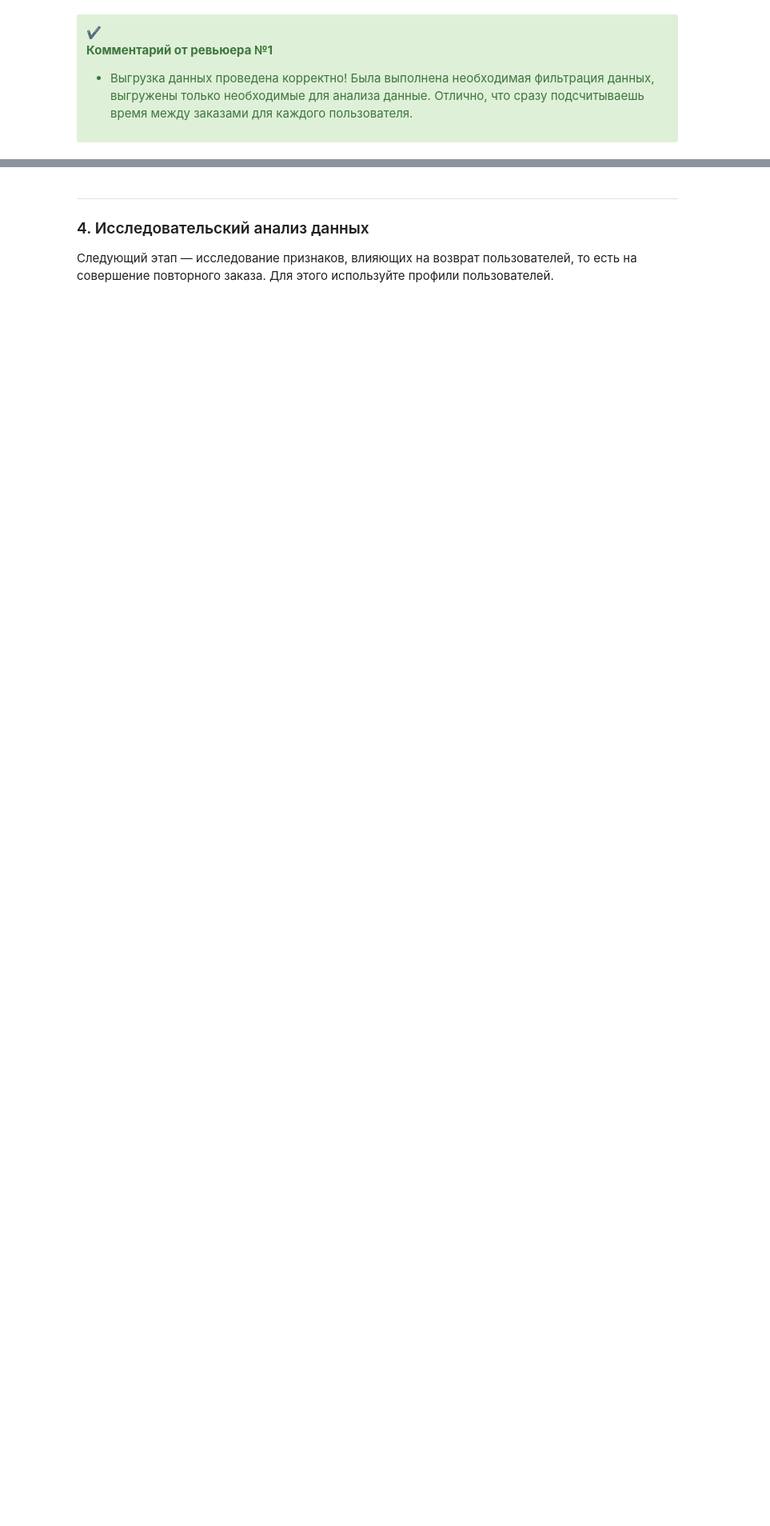
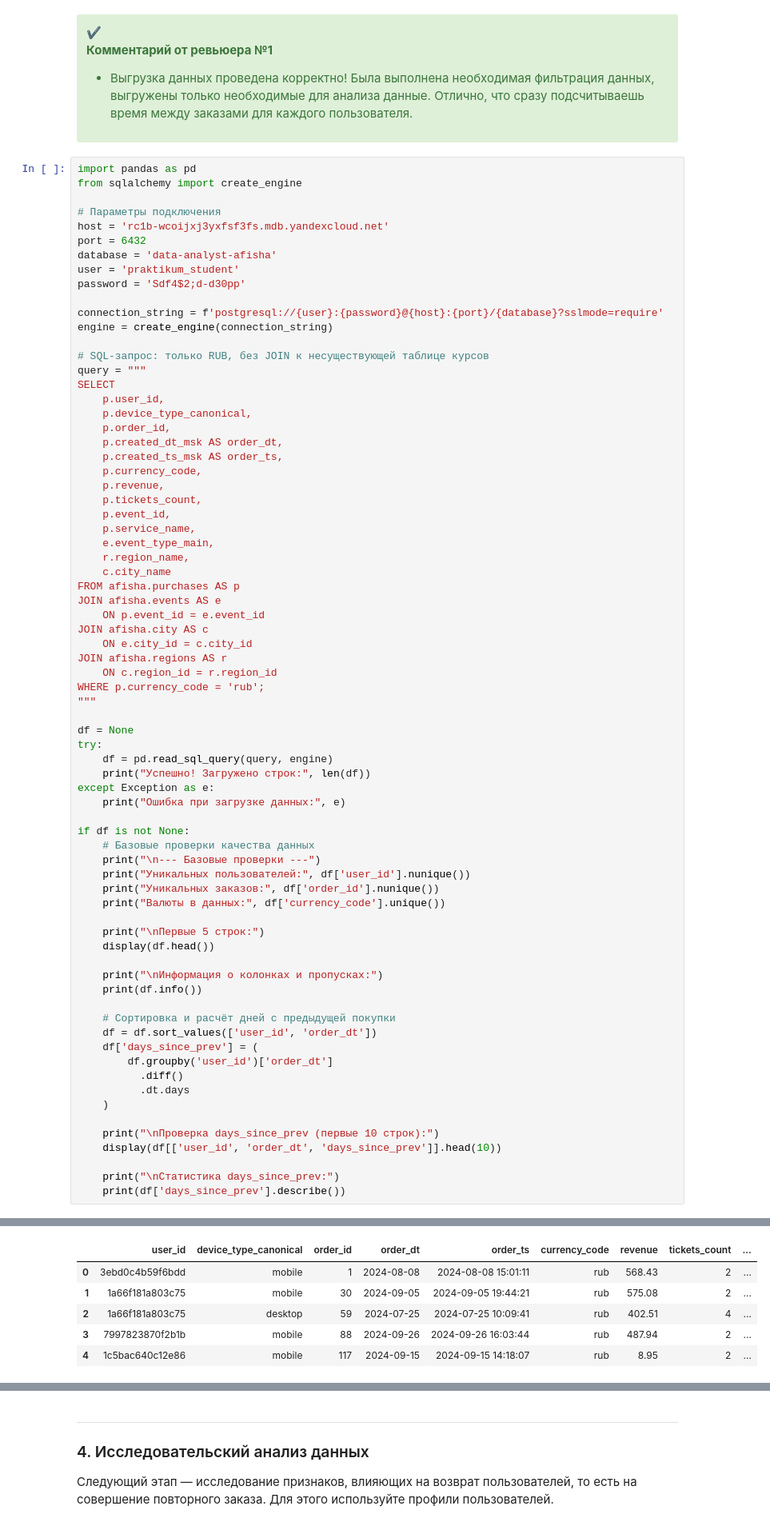
Before and after one commit to ilizard666/proeckt_07, a Jupyter notebook: proekct.ipynb, the cells around one changed output, grey strips where cells are left out. Shown at 80% size. Drawn from its saved outputs; the diff is of its cells as text; blank space fills up the shorter version.

```diff
--- a/proekct.ipynb
+++ b/proekct.ipynb
@@ -211,3 +258,77 @@ if df is not None:
 __Комментарий от ревьюера №1__
 
 * Выгрузка данных проведена корректно! Была выполнена необходимая фильтрация данных, выгружены только необходимые для анализа данные. Отлично, что сразу подсчитываешь время между заказами для каждого пользователя.
+# %%
+import pandas as pd
+from sqlalchemy import create_engine
+
+# Параметры подключения
+host = 'rc1b-wcoijxj3yxfsf3fs.mdb.yandexcloud.net'
+port = 6432
+database = 'data-analyst-afisha'
+user = 'praktikum_student'
+password = 'Sdf4$2;d-d30pp'
+
+connection_string = f'postgresql://{user}:{password}@{host}:{port}/{database}?sslmode=require'
+engine = create_engine(connection_string)
+
+# SQL-запрос: только RUB, без JOIN к несуществующей таблице курсов
+query = """
+SELECT
+    p.user_id,
+    p.device_type_canonical,
+    p.order_id,
+    p.created_dt_msk AS order_dt,
+    p.created_ts_msk AS order_ts,
+    p.currency_code,
+    p.revenue,
+    p.tickets_count,
+    p.event_id,
+    p.service_name,
+    e.event_type_main,
+    r.region_name,
+    c.city_name
+FROM afisha.purchases AS p
+JOIN afisha.events AS e
+    ON p.event_id = e.event_id
+JOIN afisha.city AS c
+    ON e.city_id = c.city_id
+JOIN afisha.regions AS r
+    ON c.region_id = r.region_id
+WHERE p.currency_code = 'rub';
+"""
+
+df = None
+try:
+    df = pd.read_sql_query(query, engine)
+    print("Успешно! Загружено строк:", len(df))
+except Exception as e:
+    print("Ошибка при загрузке данных:", e)
+
+if df is not None:
+    # Базовые проверки качества данных
+    print("\n--- Базовые проверки ---")
+    print("Уникальных пользователей:", df['user_id'].nunique())
+    print("Уникальных заказов:", df['order_id'].nunique())
+    print("Валюты в данных:", df['currency_code'].unique())
+
+    print("\nПервые 5 строк:")
+    display(df.head())
+
+    print("\nИнформация о колонках и пропусках:")
+    print(df.info())
+
+    # Сортировка и расчёт дней с предыдущей покупки
+    df = df.sort_values(['user_id', 'order_dt'])
+    df['days_since_prev'] = (
+        df.groupby('user_id')['order_dt']
+          .diff()
+          .dt.days
+    )
+
+    print("\nПроверка days_since_prev (первые 10 строк):")
+    display(df[['user_id', 'order_dt', 'days_since_prev']].head(10))
+
+    print("\nСтатистика days_since_prev:")
+    print(df['days_since_prev'].describe())
+# %% [output]
@@ -213,0 +343,6 @@ __Комментарий от ревьюера №1__
+|  | user_id | device_type_canonical | order_id | order_dt | order_ts | currency_code | revenue | tickets_count | ... |
+| 0 | 3ebd0c4b59f6bdd | mobile | 1 | 2024-08-08 | 2024-08-08 15:01:11 | rub | 568.43 | 2 | ... |
+| 1 | 1a66f181a803c75 | mobile | 30 | 2024-09-05 | 2024-09-05 19:44:21 | rub | 575.08 | 2 | ... |
+| 2 | 1a66f181a803c75 | desktop | 59 | 2024-07-25 | 2024-07-25 10:09:41 | rub | 402.51 | 4 | ... |
+| 3 | 7997823870f2b1b | mobile | 88 | 2024-09-26 | 2024-09-26 16:03:44 | rub | 487.94 | 2 | ... |
+| 4 | 1c5bac640c12e86 | mobile | 117 | 2024-09-15 | 2024-09-15 14:18:07 | rub | 8.95 | 2 | ... |
```
Also changed, not shown: parts of 34 cells of this notebook.
